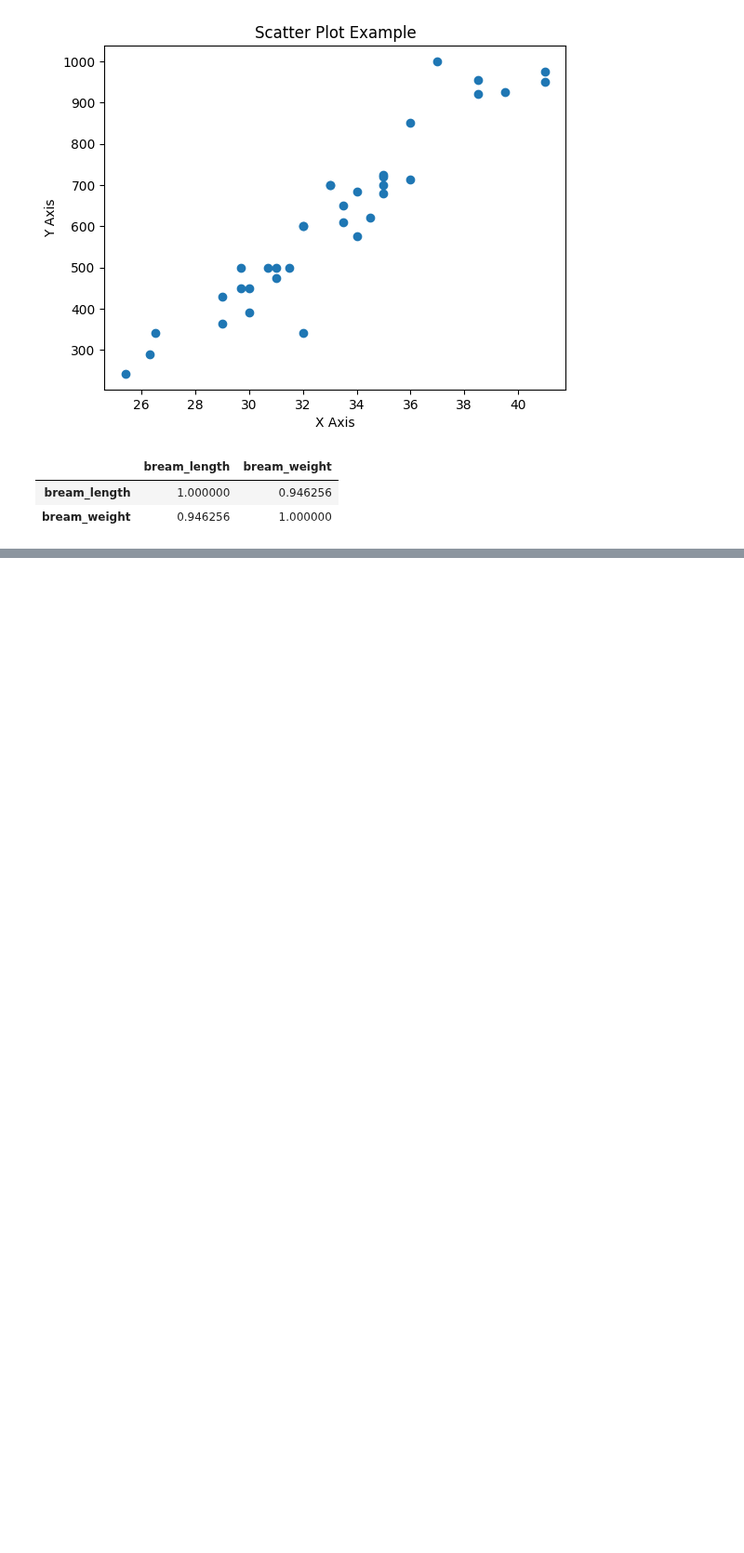
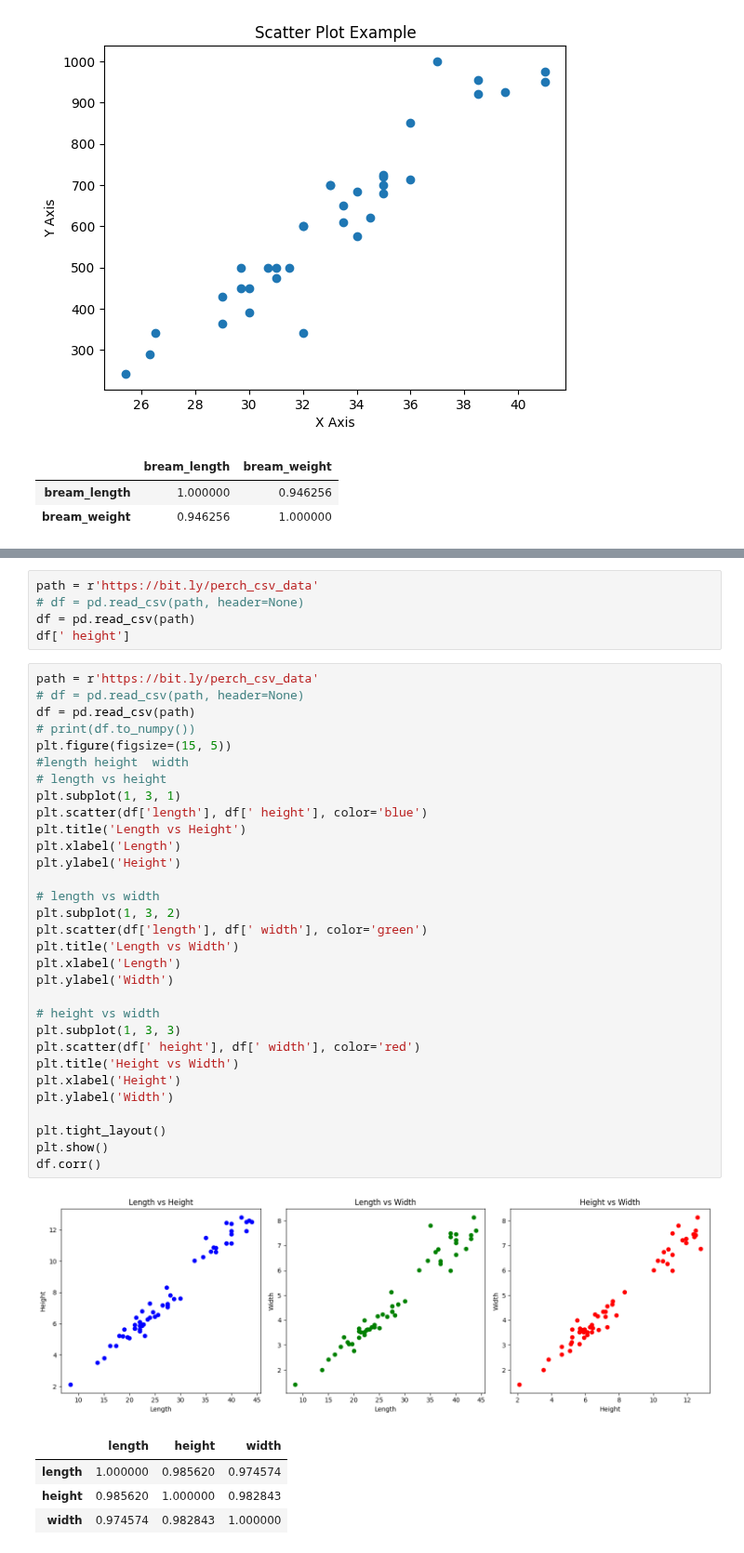
Before and after one commit to business-sixtick/exercise, a Jupyter notebook: deep_learning/tensor_ex3.ipynb, the cells around one changed output, grey strips where cells are left out. Shown at 93% size. Saved outputs shown, nothing was run; the diff lists cells and outputs as text; blank space fills up the shorter version.

```diff
--- a/deep_learning/tensor_ex3.ipynb
+++ b/deep_learning/tensor_ex3.ipynb
@@ -162,0 +265,42 @@ df.corr()
+# %%
+path = r'https://bit.ly/perch_csv_data'
+# df = pd.read_csv(path, header=None)
+df = pd.read_csv(path)
+df[' height']
+# %%
+path = r'https://bit.ly/perch_csv_data'
+# df = pd.read_csv(path, header=None)
+df = pd.read_csv(path)
+# print(df.to_numpy())
+plt.figure(figsize=(15, 5))
+#length	height	width
+# length vs height
+plt.subplot(1, 3, 1)
+plt.scatter(df['length'], df[' height'], color='blue')
+plt.title('Length vs Height')
+plt.xlabel('Length')
+plt.ylabel('Height')
+
+# length vs width
+plt.subplot(1, 3, 2)
+plt.scatter(df['length'], df[' width'], color='green')
+plt.title('Length vs Width')
+plt.xlabel('Length')
+plt.ylabel('Width')
+
+# height vs width
+plt.subplot(1, 3, 3)
+plt.scatter(df[' height'], df[' width'], color='red')
+plt.title('Height vs Width')
+plt.xlabel('Height')
+plt.ylabel('Width')
+
+plt.tight_layout()
+plt.show()
+df.corr()
+# %% [output]
+[figure, added]
+|  | length | height | width |
+| length | 1.000000 | 0.985620 | 0.974574 |
+| height | 0.985620 | 1.000000 | 0.982843 |
+| width | 0.974574 | 0.982843 | 1.000000 |
```
Also changed, not shown: parts of 3 cells of this notebook, 6 other files.
